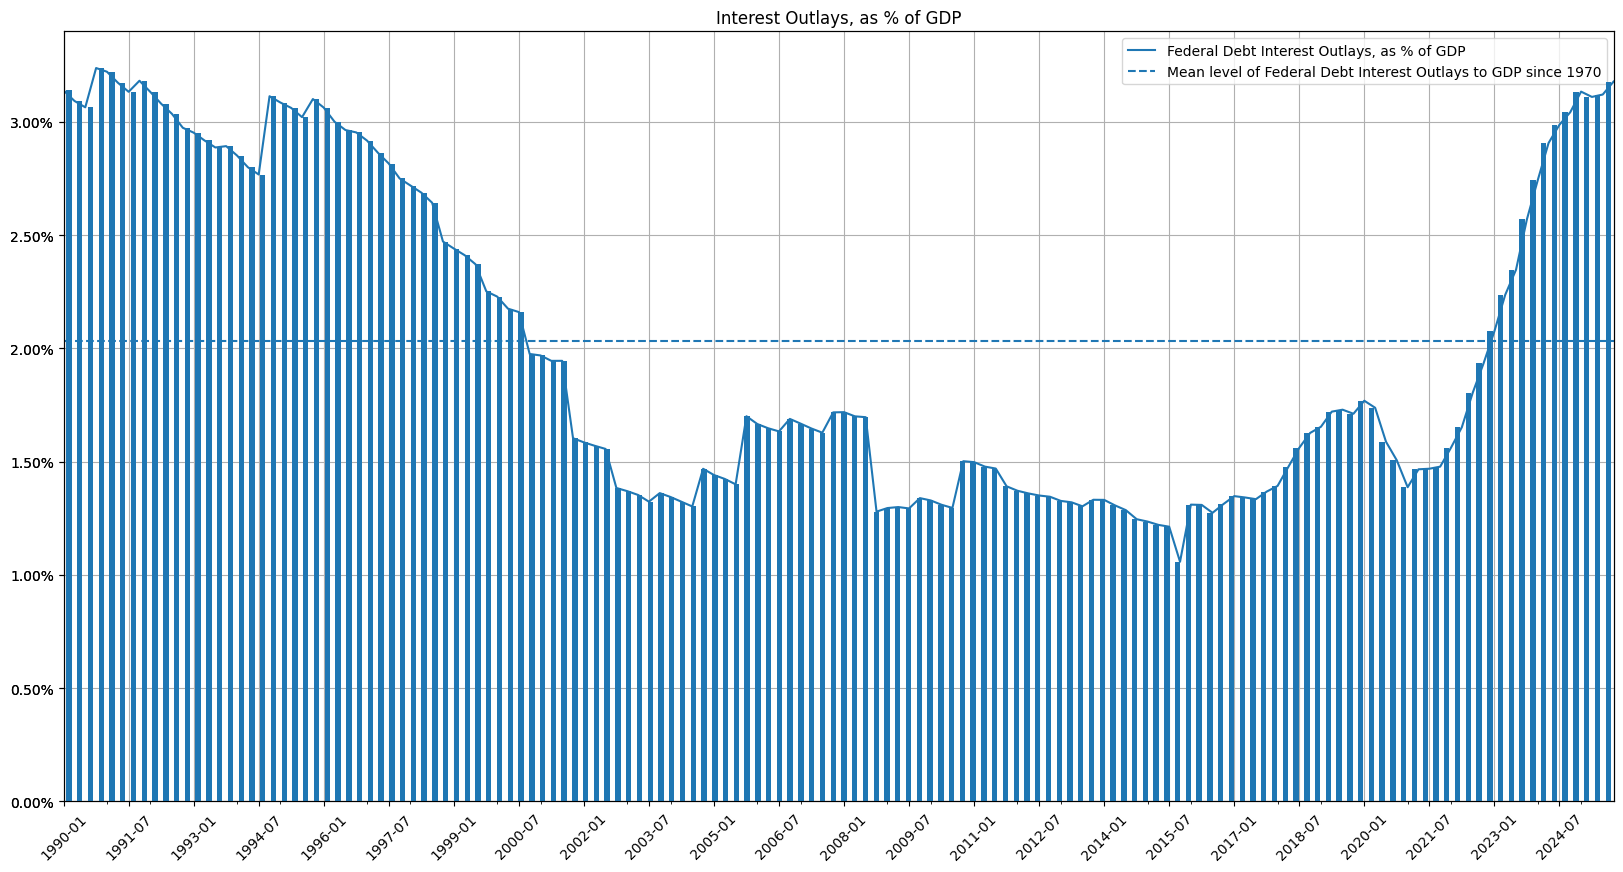
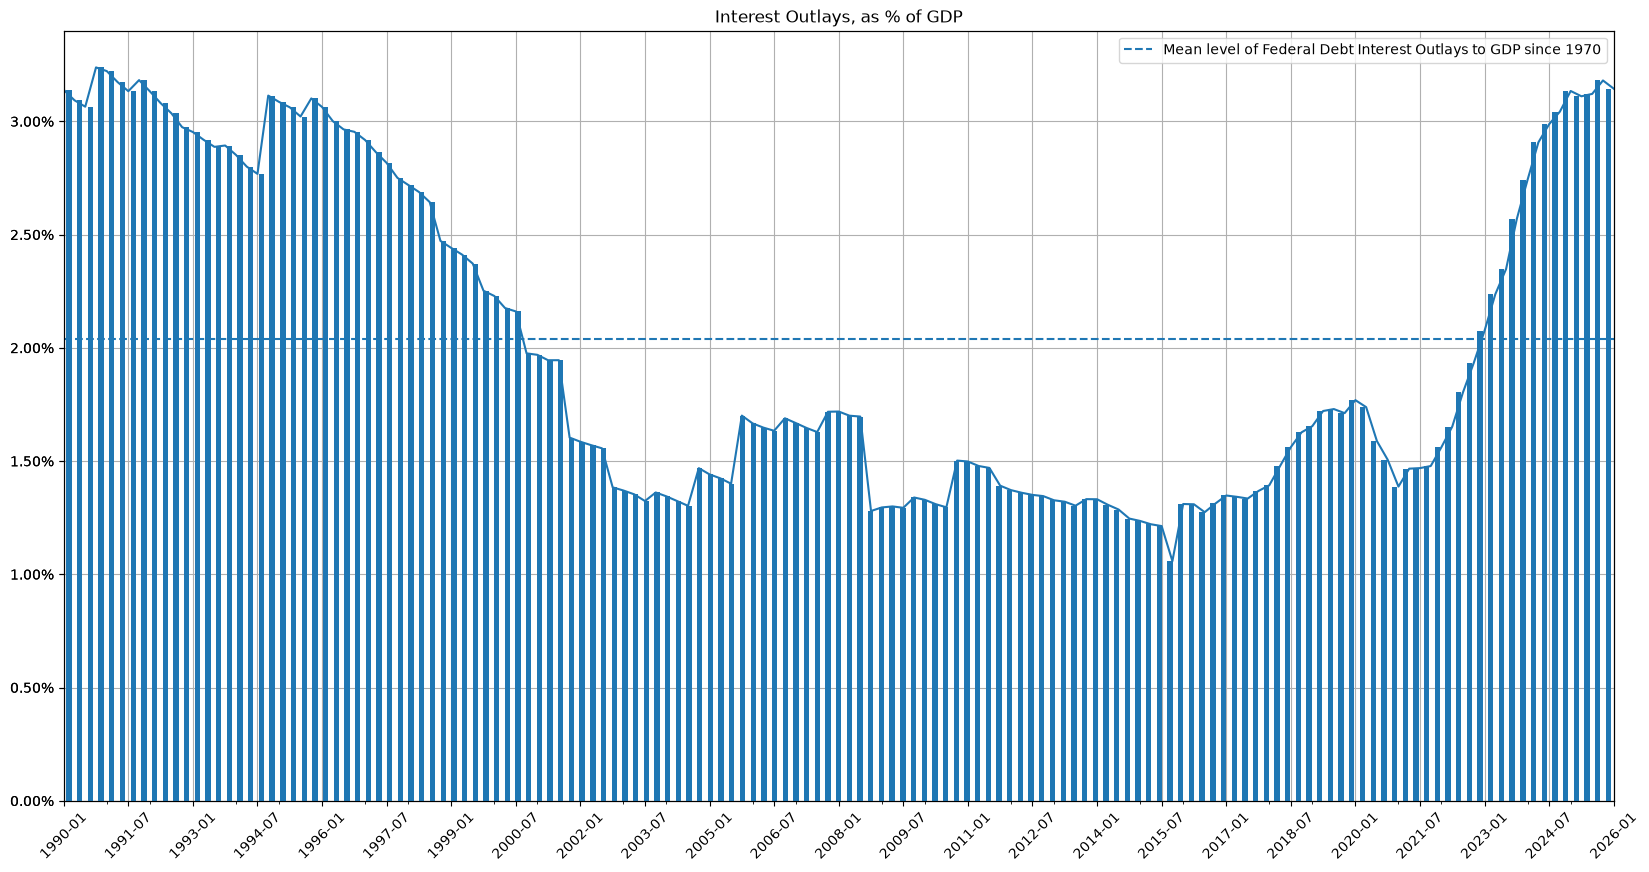
The change to this notebook cell's code, shown as a diff; its figure went from the first image to the second:
--- before
+++ after
@@ -4,7 +4,7 @@
 ax2 = ax.twiny()
 shorter_series.iloc[:,1:].plot.bar(ax=ax2, xlabel='', legend=False)
-ax.axhline(y=fred_pub_debt_and_tax_rev.loc[:, FEDERAL_DEBT_INTEREST_TO_GDP].mean(), c='#1f77b4', ls='--',
+hline = ax.axhline(y=fred_pub_debt_and_tax_rev.loc[:, FEDERAL_DEBT_INTEREST_TO_GDP].mean(), c='#1f77b4', ls='--',
            label=LABEL_INTEREST_OUTLAYS_TO_GDP + suffix)
-ax.legend()
+ax.legend(handles=[hline])
 ax.yaxis.set_major_formatter(mtick.PercentFormatter(1))
 ax2.xaxis.set_major_locator(mtick.NullLocator())

Commit: Updated with end of Q1 2026 data